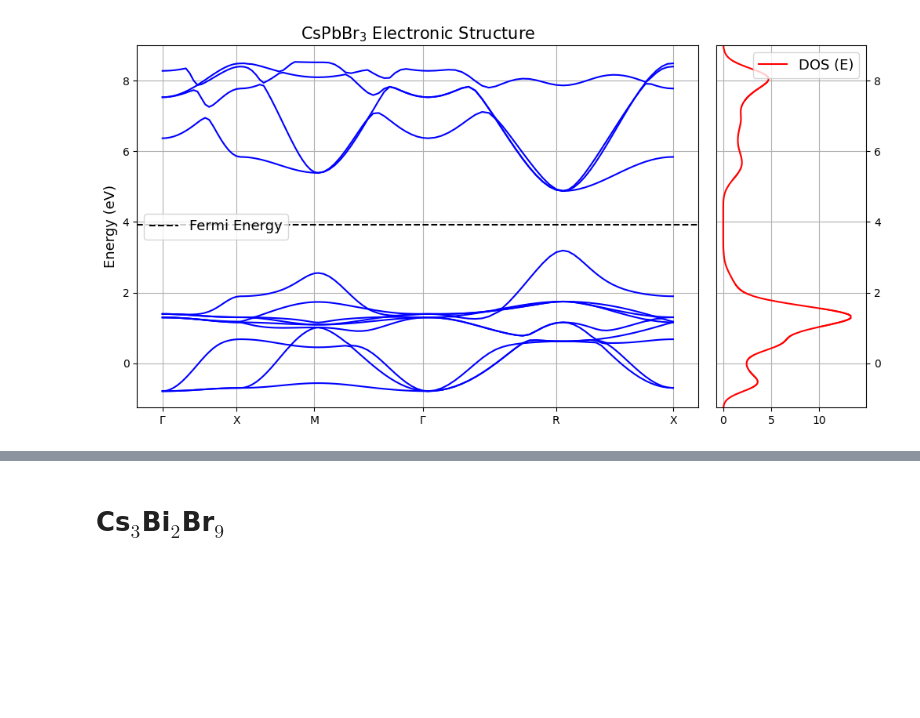
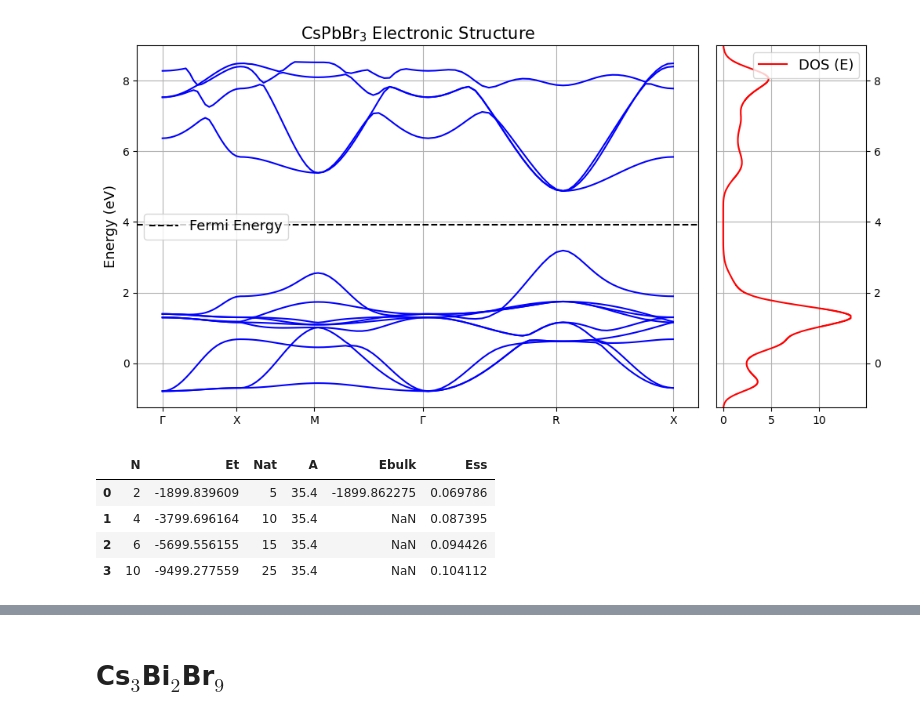
Before and after one commit to gabrielxvr/PeQDs-morphology-analysis, a Jupyter notebook: PLOTS.ipynb, the cells around one changed output, grey strips where cells are left out. Saved outputs shown, nothing was run; the diff lists cells and outputs as text; code cells hidden in the pictures; blank space fills up the shorter version.

```diff
--- a/PLOTS.ipynb
+++ b/PLOTS.ipynb
@@ -53,0 +69,8 @@ Band Gap = 1.6869 eV
+# %%
+df_001
+# %% [output]
+|  | N | Et | Nat | A | Ebulk | Ess |
+| 0 | 2 | -1899.839609 | 5 | 35.4 | -1899.862275 | 0.069786 |
+| 1 | 4 | -3799.696164 | 10 | 35.4 | NaN | 0.087395 |
+| 2 | 6 | -5699.556155 | 15 | 35.4 | NaN | 0.094426 |
+| 3 | 10 | -9499.277559 | 25 | 35.4 | NaN | 0.104112 |
```
Also changed, not shown: parts of 7 cells of this notebook, 4 other files.
